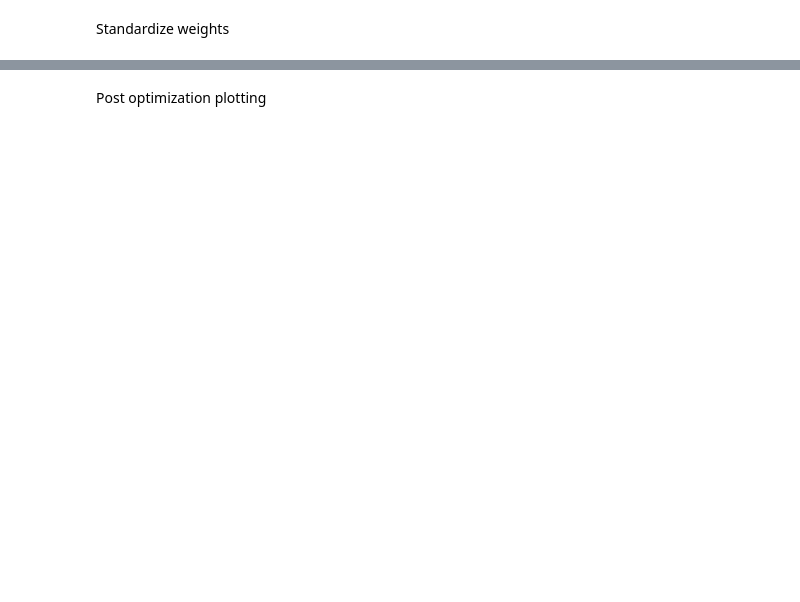
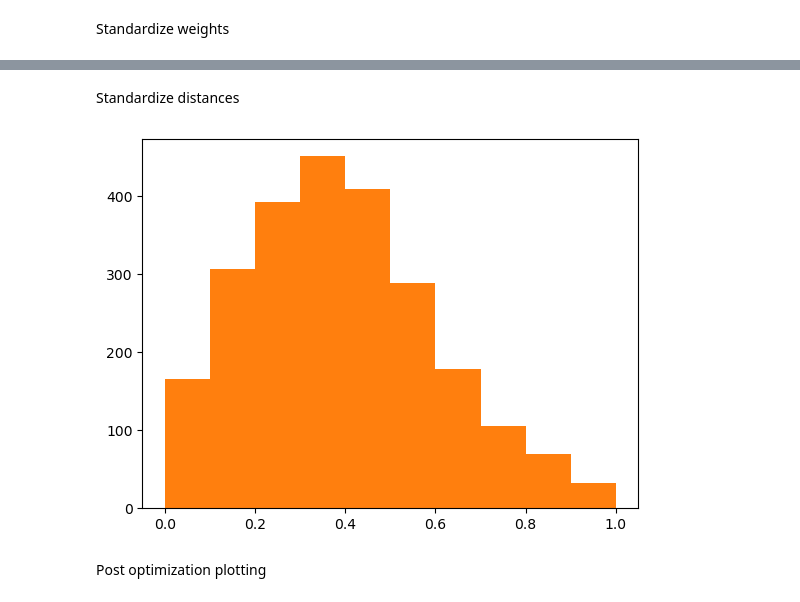
Before and after one commit to aderaustmit/bluebikes, a Jupyter notebook: salem_plotting.ipynb, the cells around one changed output, grey strips where cells are left out. Drawn from its saved outputs; the diff is of its cells as text; code cells hidden in the pictures; blank space fills up the shorter version.

Commit message:
add standardized distance matrices csvs and code that standardized

```diff
--- a/salem_plotting.ipynb
+++ b/salem_plotting.ipynb
@@ -153,3 +184,39 @@ salem_demand_df.to_csv('standardized_salem_demand.csv')
+# %% [markdown]
+Standardize distances
+# %%
+attraction_distances = pd.read_csv('inputs/candidate_attraction_distance.csv', header=0)
+existing_distances_raw = pd.read_csv('inputs/candidate_existing_distance.csv', header=0)
+existing_distances = existing_distances_raw.reindex(sorted(existing_distances_raw.columns), axis=1)
+
+#plot histograms
+#plt.hist(attraction_distances.values.flatten()) #normal distribution
+#plt.hist(existing_distances.values.flatten()) #normal distribution
+
+###existing distances
+existing_distances_flat = existing_distances.values.flatten()
+
+existing_distances_stand = (existing_distances - existing_distances_flat.mean())/(existing_distances_flat.std())
+existing_distances_stand -= existing_distances_stand.min()
+existing_distances_stand /= 4 #account for only 2 left standard deviations and 2 right standard deviations
+existing_distances_stand = np.clip(existing_distances_stand,0,1)
+
+plt.hist(existing_distances_stand.values.flatten(), bins=20)
+
+###attraction distances
+attraction_distances_flat = attraction_distances.values.flatten()
+
+attraction_distances_stand = (attraction_distances - attraction_distances_flat.mean())/(attraction_distances_flat.std())
+attraction_distances_stand -= attraction_distances_stand.min()
+attraction_distances_stand /= 4 #account for only 2 left standard deviations and 2 right standard deviations
+attraction_distances_stand = np.clip(attraction_distances_stand,0,1)
+
+plt.hist(attraction_distances_stand.values.flatten())
+
+#write to csv
+attraction_distances_stand.to_csv('inputs/standardized_attractions_distance.csv')
+existing_distances_stand.to_csv('inputs/standardized_existing_distance.csv')
+# %% [output]
+[figure, added]
 # %% [markdown]
 Post optimization plotting
 # %%
```
Also changed, not shown: parts of 5 cells of this notebook, 2 other files.
